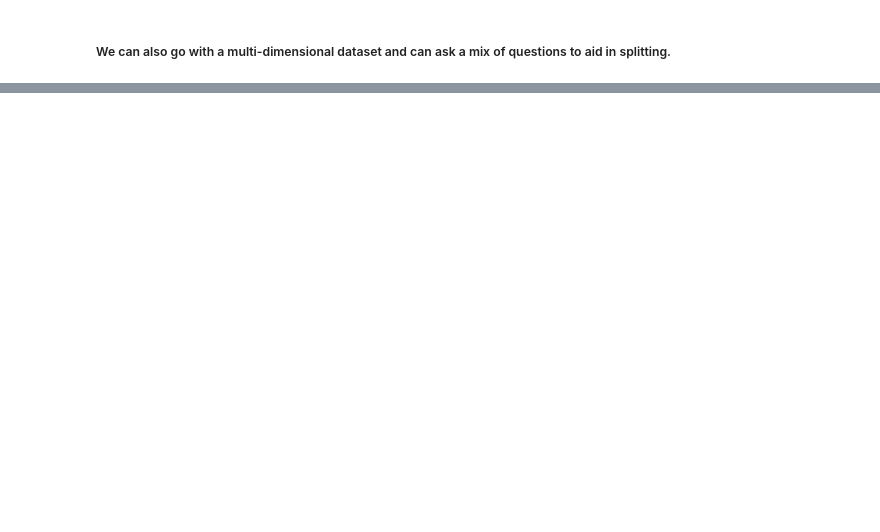
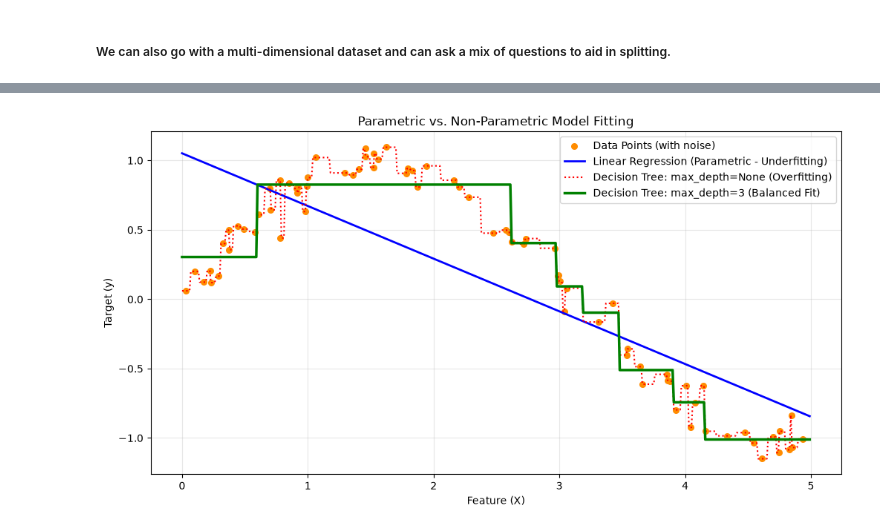
Before and after one commit to jeswingeorge/Machine-Learning-A-Z-Udemy, a Jupyter notebook: 3.Classification/4. Decision Tree/1. Decision Tree - Theory - Intro.ipynb, the cells around one changed output, grey strips where cells are left out. Drawn from its saved outputs; the diff is of its cells as text; code cells hidden in the pictures; blank space fills up the shorter version.

Commit message:
Decision Tree Notes Update

```diff
--- a/3.Classification/4. Decision Tree/1. Decision Tree - Theory - Intro.ipynb
+++ b/3.Classification/4. Decision Tree/1. Decision Tree - Theory - Intro.ipynb
@@ -71,0 +111,45 @@ In reality, in background split is trying to minimize entropy.
+# %%
+import numpy as np
+import matplotlib.pyplot as plt
+from sklearn.linear_model import LinearRegression
+from sklearn.tree import DecisionTreeRegressor
+
+# Step 1: Create a synthetic non-linear dataset (Noisy Sine Wave)
+np.random.seed(42)
+X = np.sort(5 * np.random.rand(80, 1), axis=0)
+y = np.sin(X).ravel() + np.random.normal(0, 0.1, X.shape[0])  # Non-linear curve + noise
+
+# Step 2: Fit Parametric vs Non-Parametric Models
+# Parametric: Assumes a rigid straight line (y = mx + c)
+lin_reg = LinearRegression()
+lin_reg.fit(X, y)
+
+# Non-Parametric (Unconstrained): Grows as deep as needed to memorize every point
+dt_unconstrained = DecisionTreeRegressor(max_depth=None, random_state=42)
+dt_unconstrained.fit(X, y)
+
+# Non-Parametric (Controlled): Constrained to learn general step-wise rules
+dt_optimal = DecisionTreeRegressor(max_depth=3, random_state=42)
+dt_optimal.fit(X, y)
+
+# Step 3: Generate predictions across the continuous input range
+X_test = np.arange(0.0, 5.0, 0.01)[:, np.newaxis]
+y_pred_lin = lin_reg.predict(X_test)
+y_pred_unconstrained = dt_unconstrained.predict(X_test)
+y_pred_optimal = dt_optimal.predict(X_test)
+
+# Step 4: Visualize the results
+plt.figure(figsize=(12, 6))
+plt.scatter(X, y, color='darkorange', label='Data Points (with noise)', s=30)
+plt.plot(X_test, y_pred_lin, color='blue', linewidth=2, label='Linear Regression (Parametric - Underfitting)')
+plt.plot(X_test, y_pred_unconstrained, color='red', linewidth=1.5, linestyle=':', label='Decision Tree: max_depth=None (Overfitting)')
+plt.plot(X_test, y_pred_optimal, color='green', linewidth=2.5, label='Decision Tree: max_depth=3 (Balanced Fit)')
+
+plt.xlabel('Feature (X)')
+plt.ylabel('Target (y)')
+plt.title('Parametric vs. Non-Parametric Model Fitting')
+plt.legend()
+plt.grid(True, alpha=0.3)
+plt.show()
+# %% [output]
+[figure, added]
```
Also changed, not shown: parts of 9 cells of this notebook.
